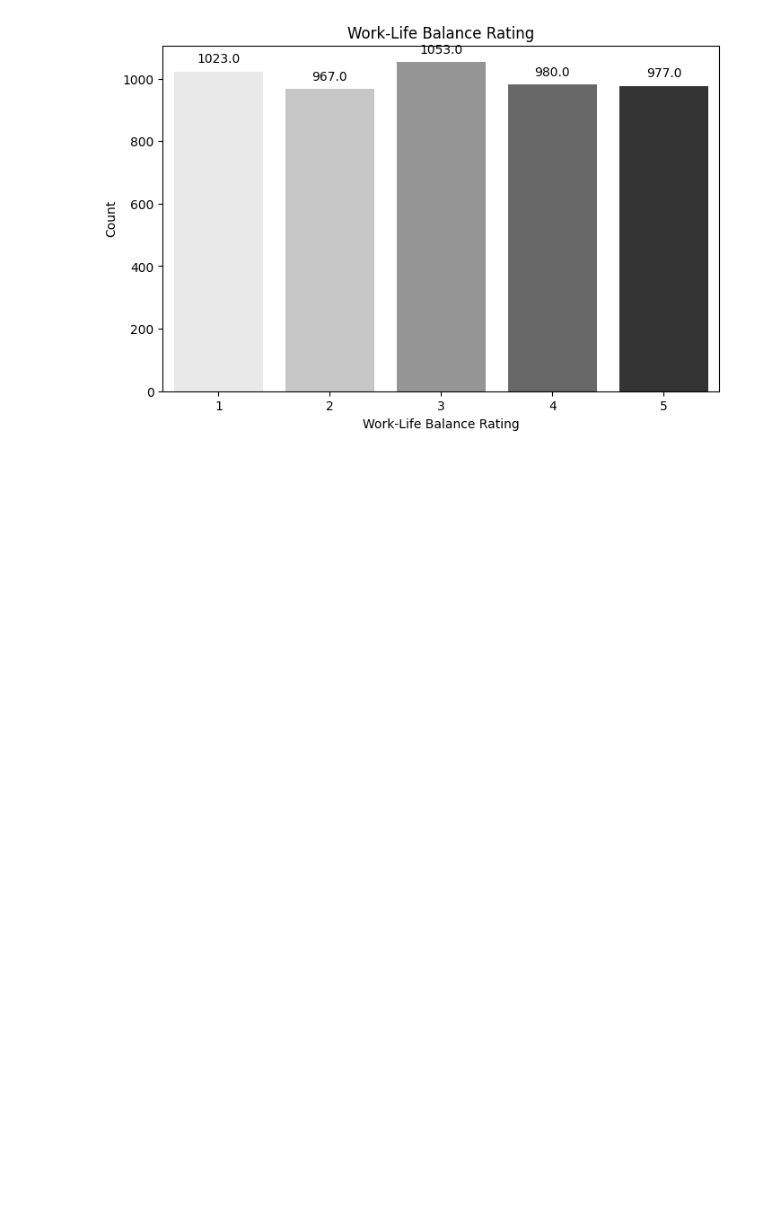
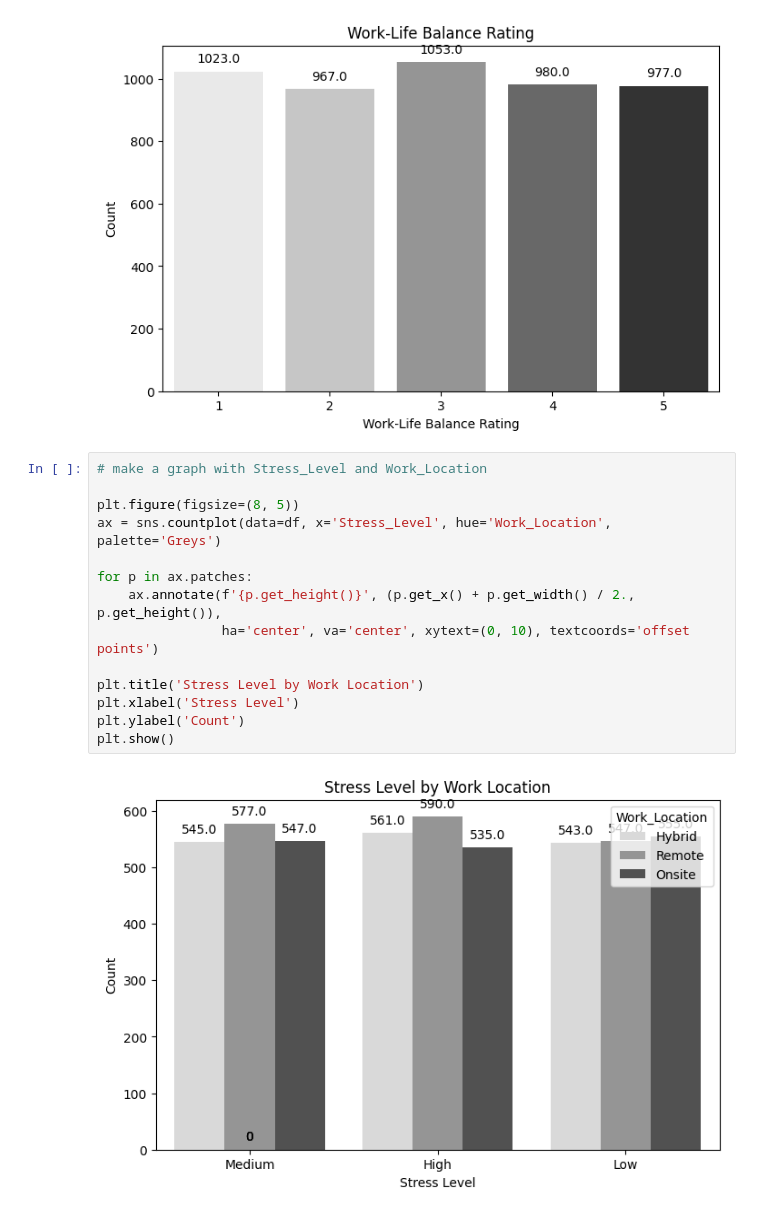
Before and after one commit to zesilva18/TAD, a Jupyter notebook: EDA.ipynb, the cells around one changed output. Drawn from its saved outputs; the diff is of its cells as text; blank space fills up the shorter version.

```diff
--- a/EDA.ipynb
+++ b/EDA.ipynb
@@ -105,3 +122,19 @@ plt.ylabel('Count')
 plt.show()
 # %% [output]
 [figure]
+# %%
+# make a graph with Stress_Level and Work_Location
+
+plt.figure(figsize=(8, 5))
+ax = sns.countplot(data=df, x='Stress_Level', hue='Work_Location', palette='Greys')
+
+for p in ax.patches:
+    ax.annotate(f'{p.get_height()}', (p.get_x() + p.get_width() / 2., p.get_height()),
+                ha='center', va='center', xytext=(0, 10), textcoords='offset points')
+
+plt.title('Stress Level by Work Location')
+plt.xlabel('Stress Level')
+plt.ylabel('Count')
+plt.show()
+# %% [output]
+[figure, added]
```
Also changed, not shown: parts of 7 cells of this notebook.
